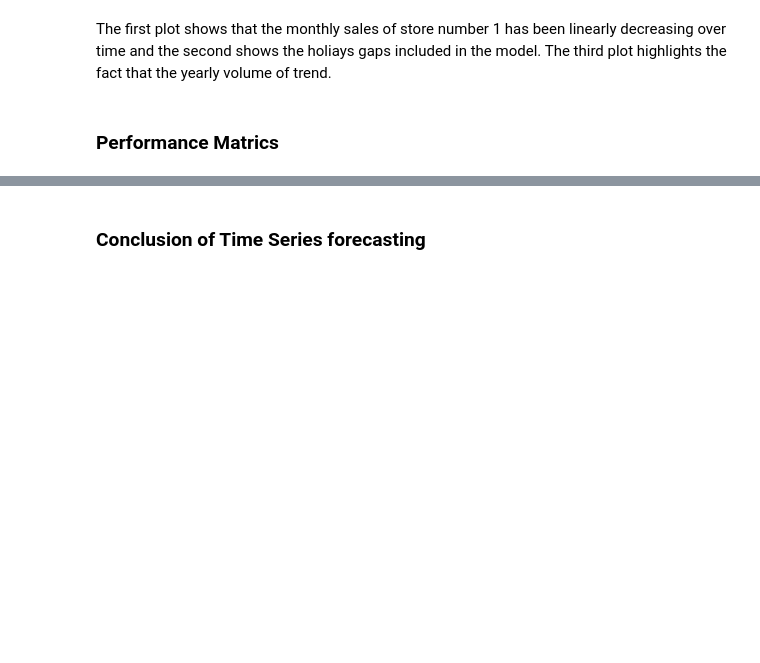
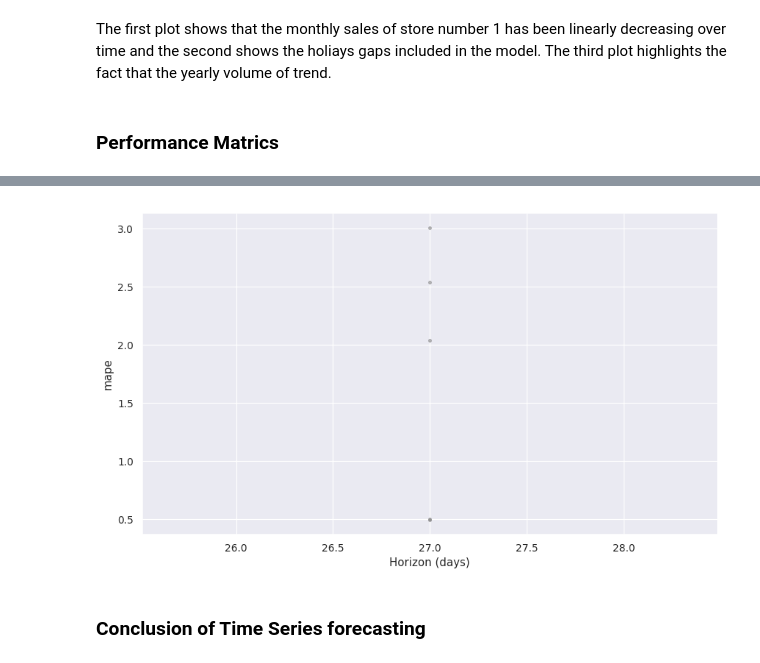
Before and after one commit to robin521111/data-sci, a Jupyter notebook: SONY Store_Sales.ipynb, the cells around one changed output, grey strips where cells are left out. Saved outputs shown, nothing was run; the diff lists cells and outputs as text; code cells hidden in the pictures; blank space fills up the shorter version.

Commit message:
update for prophet

```diff
--- a/SONY Store_Sales.ipynb
+++ b/SONY Store_Sales.ipynb
@@ -605,8 +605,11 @@ The first plot shows that the monthly sales of store number 1 has been linearly
 # %%
 from fbprophet.diagnostics import performance_metrics
 from fbprophet.diagnostics import cross_validation
+m = Prophet(seasonality_mode='multiplicative').fit(sales)
 df_cv = cross_validation(m, initial='730 days', period='180 days', horizon = '365 days')
 df_cv.head()
+
+
 # train = performance_metrics(train)
 # train.head()
 # %% [output]
@@ -614,3 +635,8 @@ NameError: name 'm' is not defined
+# %%
+from fbprophet.plot import plot_cross_validation_metric
+fig = plot_cross_validation_metric(df_cv, metric='mape')
+# %% [output]
+[figure, added]
 # %% [markdown]
 ### Conclusion of Time Series forecasting
 # %% [markdown]
```
Also changed, not shown: parts of 6 cells of this notebook.
